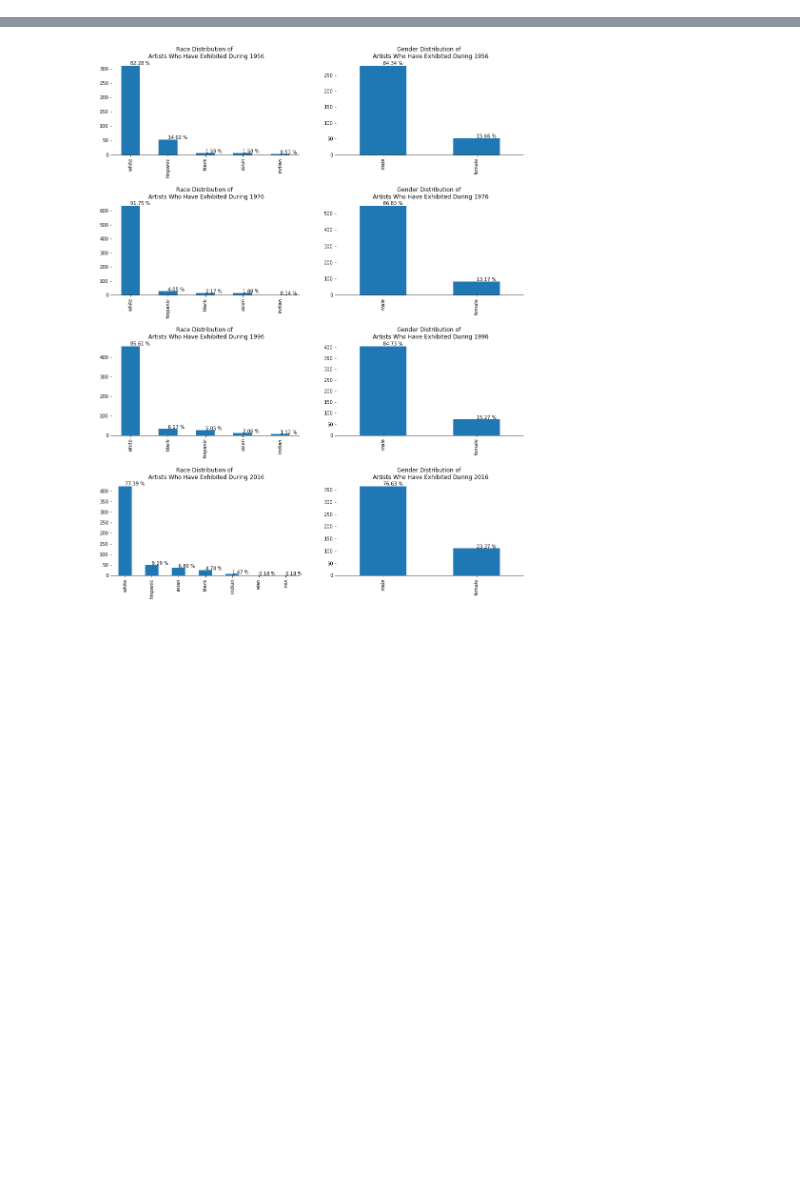
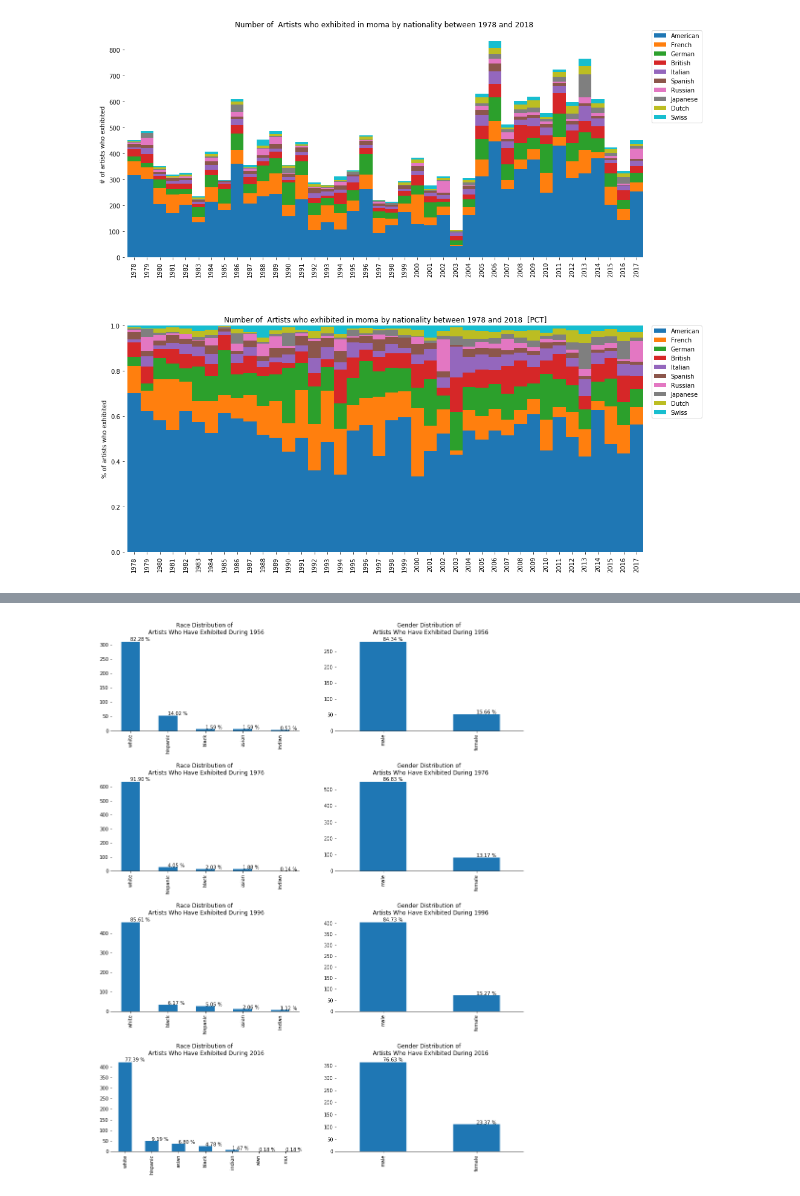
Before and after one commit to organizejs/moma-exhibitions, a Jupyter notebook: analysis.ipynb, the cells around one changed output, grey strips where cells are left out. Cells and saved outputs as stored; diff of their text form; code cells hidden in the pictures; blank space fills up the shorter version.

```diff
--- a/analysis.ipynb
+++ b/analysis.ipynb
@@ -141,3 +155,13 @@ def plot_time_series(fil, start, end, museum='moma', exhibition='all', style="--
     ax2.legend(bbox_to_anchor=(1.01, 1), loc=2, borderaxespad=0.)
     ax2.set_xlabel('')
     ax2.set_ylabel('% of artists who exhibited')
+# %%
+plot_time_series(fil="nationality", \
+                 start=1978, \
+                 end=2018, \
+                 museum='moma', \
+                 exhibition='all', \
+                 style="=", \
+                 omit=[""])
+# %% [output]
+[figure, added]
```
Also changed, not shown: parts of 23 cells of this notebook, 1 other file.
